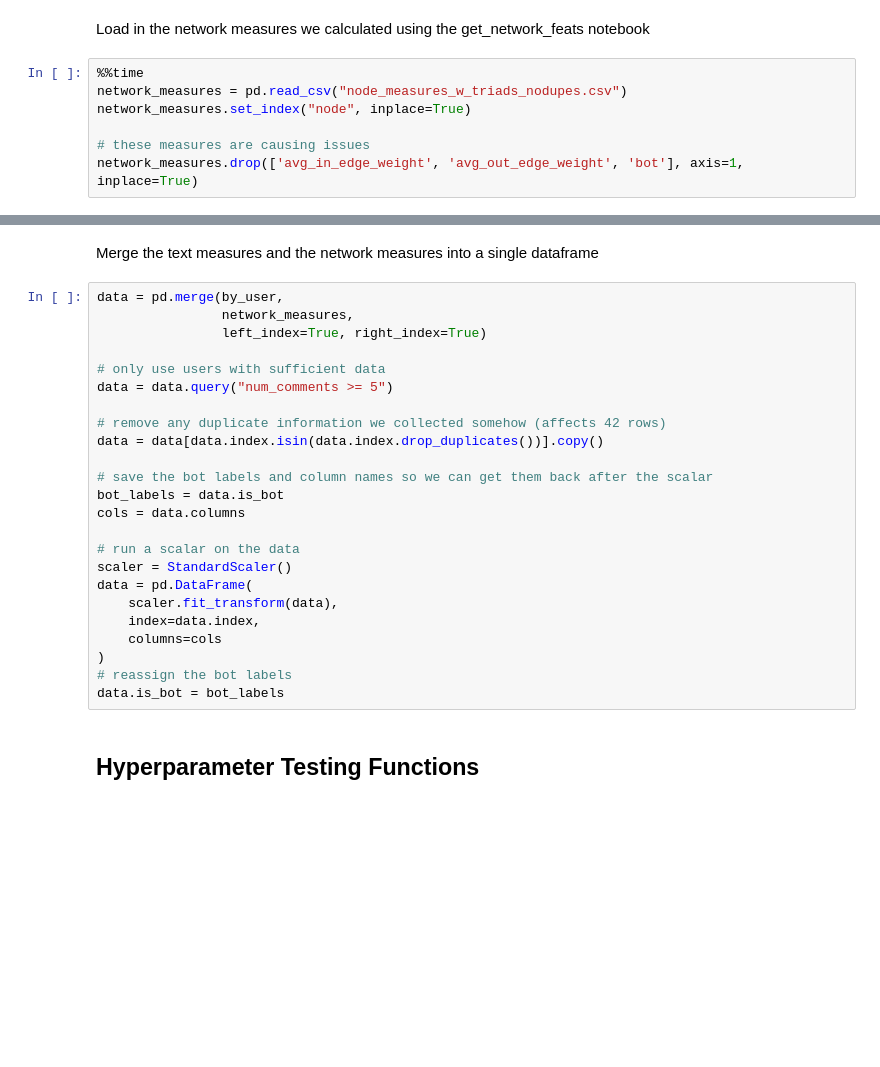
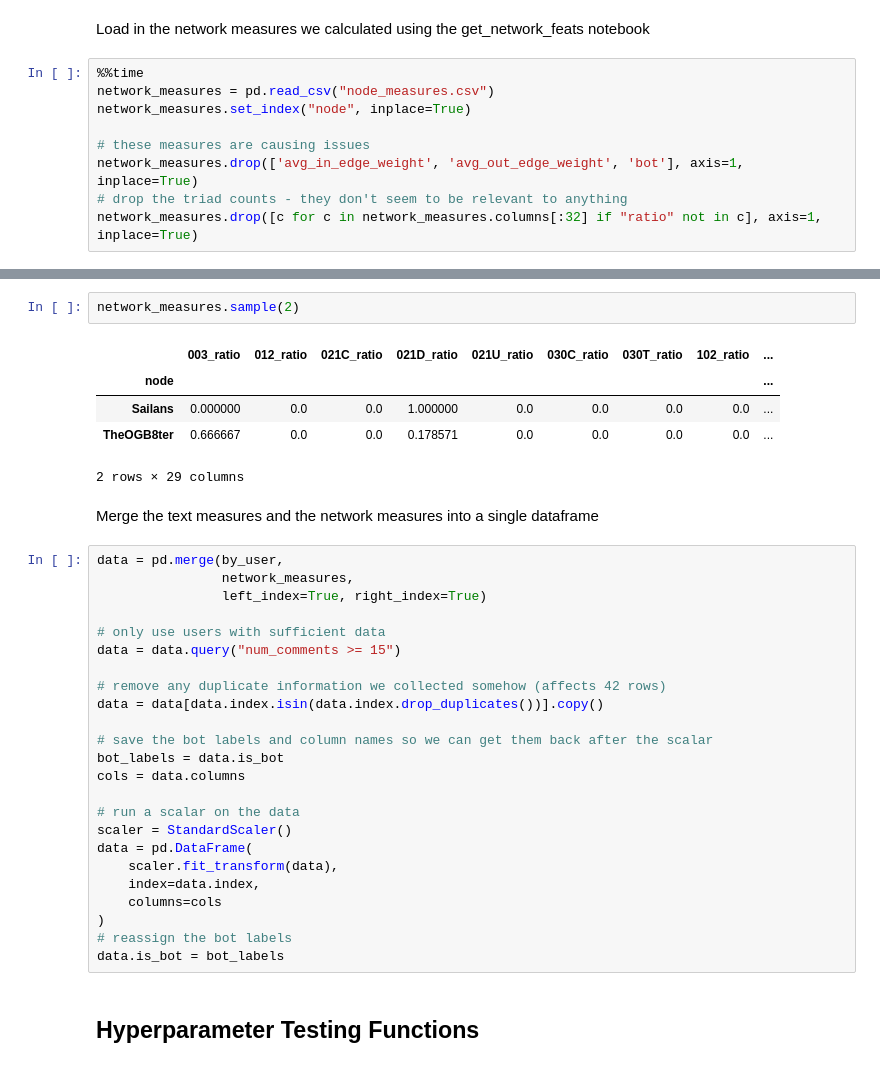
Before and after one commit to jonhartm/SI608_Project, a Jupyter notebook: 608_project_final.ipynb, the cells around one changed output, grey strips where cells are left out. Drawn from its saved outputs; the diff is of its cells as text; blank space fills up the shorter version.

```diff
--- a/608_project_update.ipynb
+++ b/608_project_final.ipynb
@@ -131,9 +355,11 @@ Text(0.5,1,'Standard Deviation of Minute Posted - Users vs Bots')
 Load in the network measures we calculated using the get_network_feats notebook
 # %%
 %%time
-network_measures = pd.read_csv("node_measures_w_triads_nodupes.csv")
+network_measures = pd.read_csv("node_measures.csv")
 network_measures.set_index("node", inplace=True)
 
 # these measures are causing issues
 network_measures.drop(['avg_in_edge_weight', 'avg_out_edge_weight', 'bot'], axis=1, inplace=True)
+# drop the triad counts - they don't seem to be relevant to anything
+network_measures.drop([c for c in network_measures.columns[:32] if "ratio" not in c], axis=1, inplace=True)
 # %% [output]
@@ -152,3 +367,11 @@ network_measures.head()
+# %%
+network_measures.sample(2)
+# %% [output]
+|  | 003_ratio | 012_ratio | 021C_ratio | 021D_ratio | 021U_ratio | 030C_ratio | 030T_ratio | 102_ratio | ... |
+| node |  |  |  |  |  |  |  |  | ... |
+| Sailans | 0.000000 | 0.0 | 0.0 | 1.000000 | 0.0 | 0.0 | 0.0 | 0.0 | ... |
+| TheOGB8ter | 0.666667 | 0.0 | 0.0 | 0.178571 | 0.0 | 0.0 | 0.0 | 0.0 | ... |
+2 rows × 29 columns
 # %% [markdown]
 Merge the text measures and the network measures into a single dataframe
 # %%
@@ -157,7 +380,7 @@ data = pd.merge(by_user,
                 left_index=True, right_index=True)
 
 # only use users with sufficient data
-data = data.query("num_comments >= 5")
+data = data.query("num_comments >= 15")
 
 # remove any duplicate information we collected somehow (affects 42 rows)
 data = data[data.index.isin(data.index.drop_duplicates())].copy()
```
Also changed, not shown: parts of 48 cells of this notebook.
